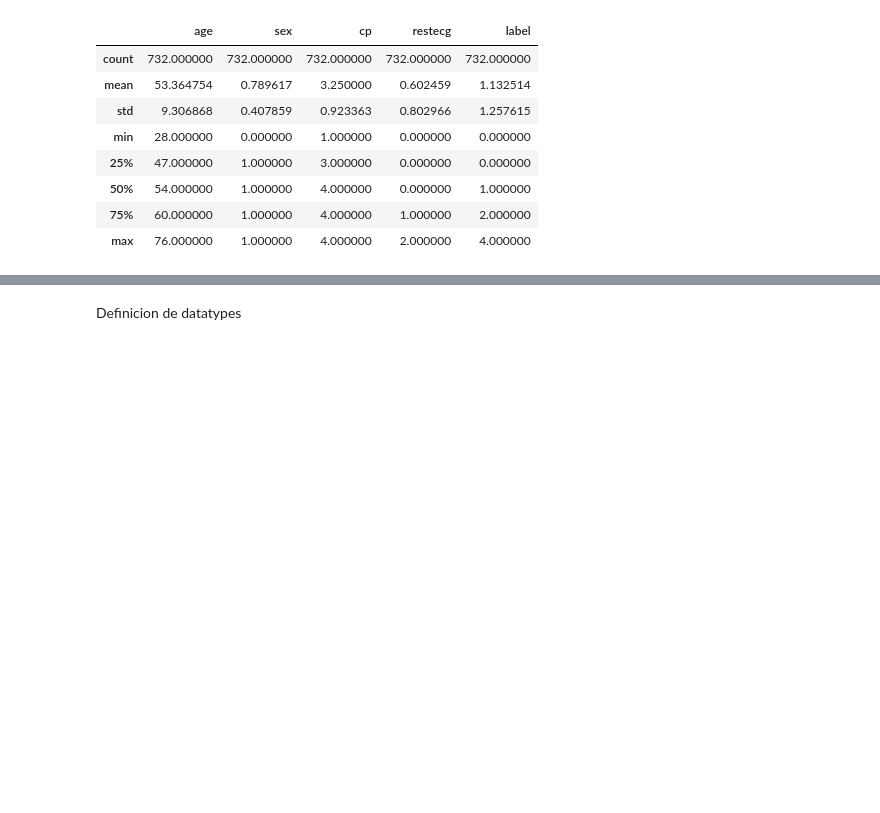
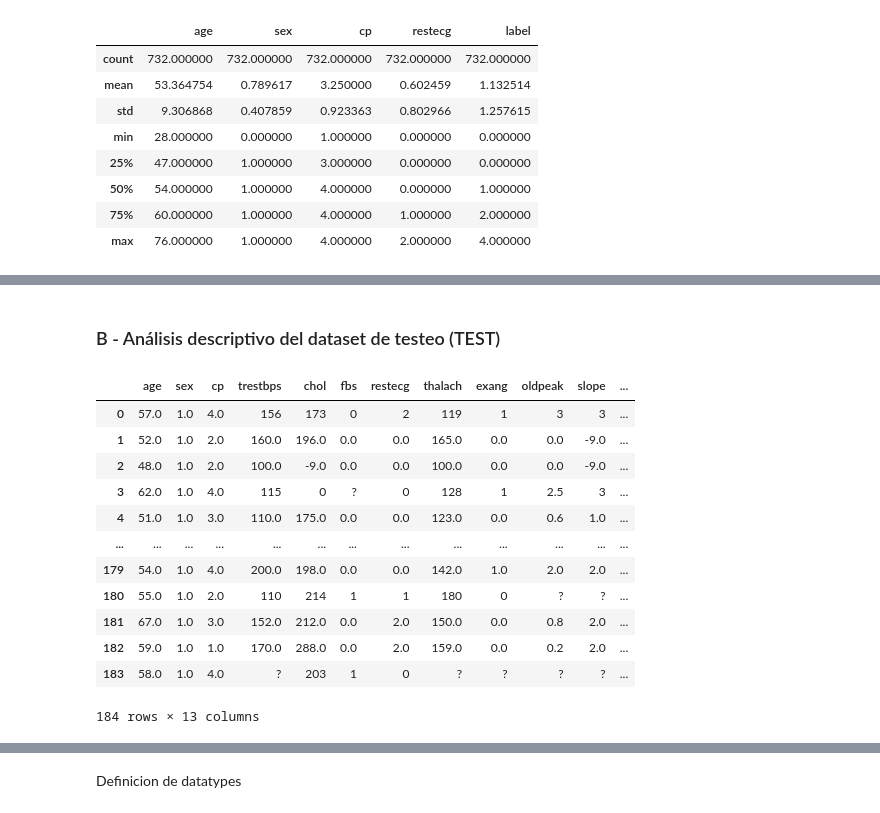
Before and after one commit to cmarty02/DATACADABRA_DataProject_3, a Jupyter notebook: data_raw/Data_Project_3.ipynb, the cells around one changed output, grey strips where cells are left out. Cells and saved outputs as stored; diff of their text form; code cells hidden in the pictures; blank space fills up the shorter version.

```diff
--- a/data_raw/Data_Project_3.ipynb
+++ b/data_raw/Data_Project_3.ipynb
@@ -150,0 +151,19 @@ plt.show()
+# %% [markdown]
+### B - Análisis descriptivo del dataset de testeo (TEST)
+# %%
+X_test = pd.read_csv("test.csv")
+X_test
+# %% [output]
+|  | age | sex | cp | trestbps | chol | fbs | restecg | thalach | exang | oldpeak | slope | ... |
+| 0 | 57.0 | 1.0 | 4.0 | 156 | 173 | 0 | 2 | 119 | 1 | 3 | 3 | ... |
+| 1 | 52.0 | 1.0 | 2.0 | 160.0 | 196.0 | 0.0 | 0.0 | 165.0 | 0.0 | 0.0 | -9.0 | ... |
+| 2 | 48.0 | 1.0 | 2.0 | 100.0 | -9.0 | 0.0 | 0.0 | 100.0 | 0.0 | 0.0 | -9.0 | ... |
+| 3 | 62.0 | 1.0 | 4.0 | 115 | 0 | ? | 0 | 128 | 1 | 2.5 | 3 | ... |
+| 4 | 51.0 | 1.0 | 3.0 | 110.0 | 175.0 | 0.0 | 0.0 | 123.0 | 0.0 | 0.6 | 1.0 | ... |
+| ... | ... | ... | ... | ... | ... | ... | ... | ... | ... | ... | ... | ... |
+| 179 | 54.0 | 1.0 | 4.0 | 200.0 | 198.0 | 0.0 | 0.0 | 142.0 | 1.0 | 2.0 | 2.0 | ... |
+| 180 | 55.0 | 1.0 | 2.0 | 110 | 214 | 1 | 1 | 180 | 0 | ? | ? | ... |
+| 181 | 67.0 | 1.0 | 3.0 | 152.0 | 212.0 | 0.0 | 2.0 | 150.0 | 0.0 | 0.8 | 2.0 | ... |
+| 182 | 59.0 | 1.0 | 1.0 | 170.0 | 288.0 | 0.0 | 2.0 | 159.0 | 0.0 | 0.2 | 2.0 | ... |
+| 183 | 58.0 | 1.0 | 4.0 | ? | 203 | 1 | 0 | ? | ? | ? | ? | ... |
+184 rows × 13 columns
```
Also changed, not shown: parts of 10 cells of this notebook.
